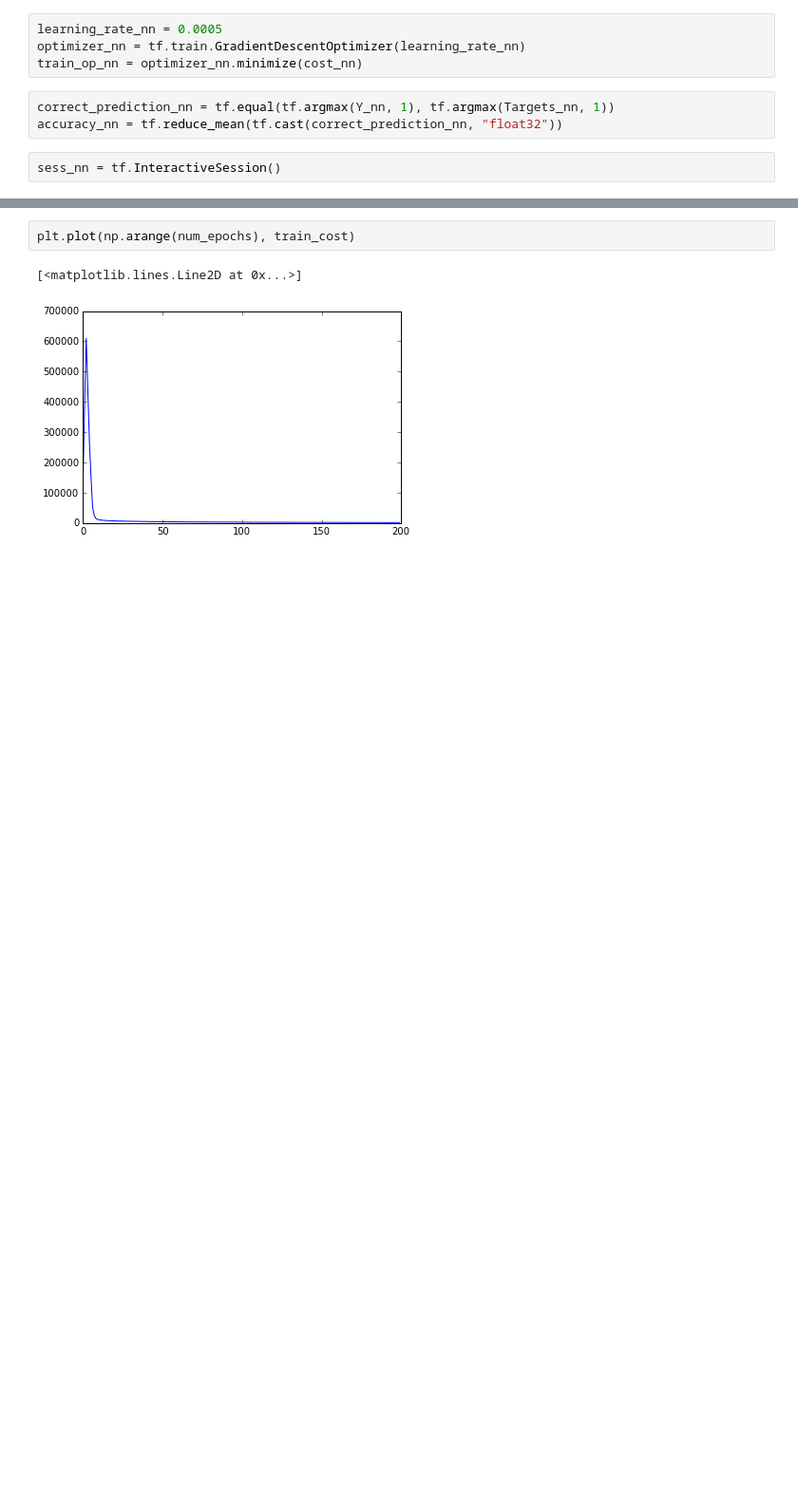
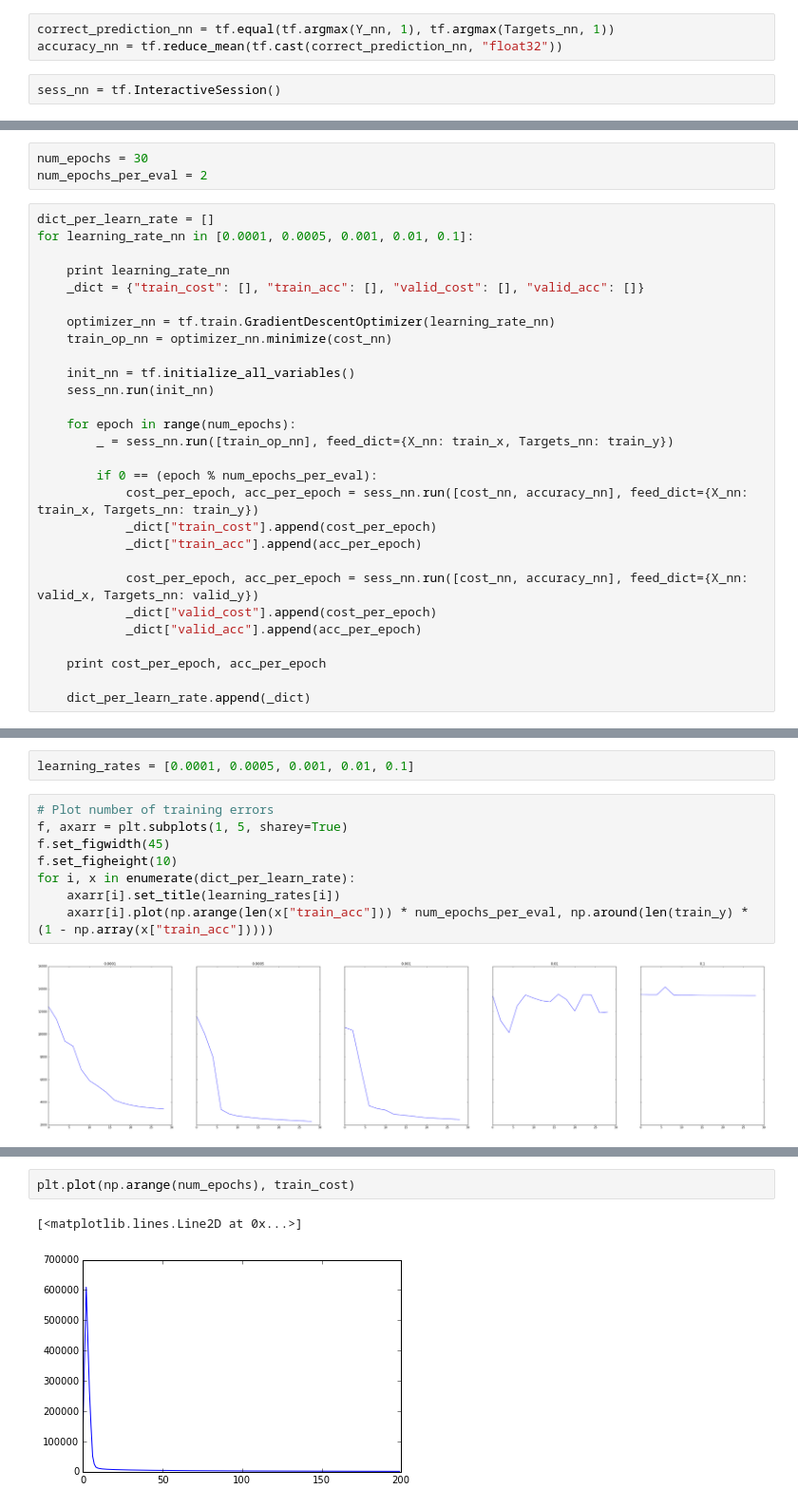
Before and after one commit to bkotzz/ece521, a Jupyter notebook: a2.ipynb, the cells around one changed output, grey strips where cells are left out. Shown: that part at 95% size. Saved outputs shown, nothing was run; the diff lists cells and outputs as text; blank space fills up the shorter version.

```diff
--- a/a2.ipynb
+++ b/a2.ipynb
@@ -376,10 +376,6 @@ TensorShape([Dimension(None), Dimension(10)])
 # %%
 cost_batch_nn = tf.nn.softmax_cross_entropy_with_logits(logits=logits_nn, labels=Targets_nn)
 cost_nn = tf.reduce_mean(cost_batch_nn)
-# %%
-learning_rate_nn = 0.0005
-optimizer_nn = tf.train.GradientDescentOptimizer(learning_rate_nn)
-train_op_nn = optimizer_nn.minimize(cost_nn)
 # %%
 correct_prediction_nn = tf.equal(tf.argmax(Y_nn, 1), tf.argmax(Targets_nn, 1))
 accuracy_nn = tf.reduce_mean(tf.cast(correct_prediction_nn, "float32"))
@@ -397,0 +384,31 @@ valid_acc = []
+# %%
+num_epochs = 30
+num_epochs_per_eval = 2
+# %%
+dict_per_learn_rate = []
+for learning_rate_nn in [0.0001, 0.0005, 0.001, 0.01, 0.1]:
+
+    print learning_rate_nn
+    _dict = {"train_cost": [], "train_acc": [], "valid_cost": [], "valid_acc": []}
+
+    optimizer_nn = tf.train.GradientDescentOptimizer(learning_rate_nn)
+    train_op_nn = optimizer_nn.minimize(cost_nn)
+
+    init_nn = tf.initialize_all_variables()
+    sess_nn.run(init_nn)
+
+    for epoch in range(num_epochs):
+        _ = sess_nn.run([train_op_nn], feed_dict={X_nn: train_x, Targets_nn: train_y})
+
+        if 0 == (epoch % num_epochs_per_eval):
+            cost_per_epoch, acc_per_epoch = sess_nn.run([cost_nn, accuracy_nn], feed_dict={X_nn: train_x, Targets_nn: train_y})
+            _dict["train_cost"].append(cost_per_epoch)
+            _dict["train_acc"].append(acc_per_epoch)
+
+            cost_per_epoch, acc_per_epoch = sess_nn.run([cost_nn, accuracy_nn], feed_dict={X_nn: valid_x, Targets_nn: valid_y})
+            _dict["valid_cost"].append(cost_per_epoch)
+            _dict["valid_acc"].append(acc_per_epoch)
+
+    print cost_per_epoch, acc_per_epoch
+
+    dict_per_learn_rate.append(_dict)
@@ -397,0 +426,12 @@ valid_acc = []
+# %%
+learning_rates = [0.0001, 0.0005, 0.001, 0.01, 0.1]
+# %%
+# Plot number of training errors
+f, axarr = plt.subplots(1, 5, sharey=True)
+f.set_figwidth(45)
+f.set_figheight(10)
+for i, x in enumerate(dict_per_learn_rate):
+    axarr[i].set_title(learning_rates[i])
+    axarr[i].plot(np.arange(len(x["train_acc"])) * num_epochs_per_eval, np.around(len(train_y) * (1 - np.array(x["train_acc"]))))
+# %% [output]
+[figure, added]
```
Also changed, not shown: parts of 18 cells of this notebook.
